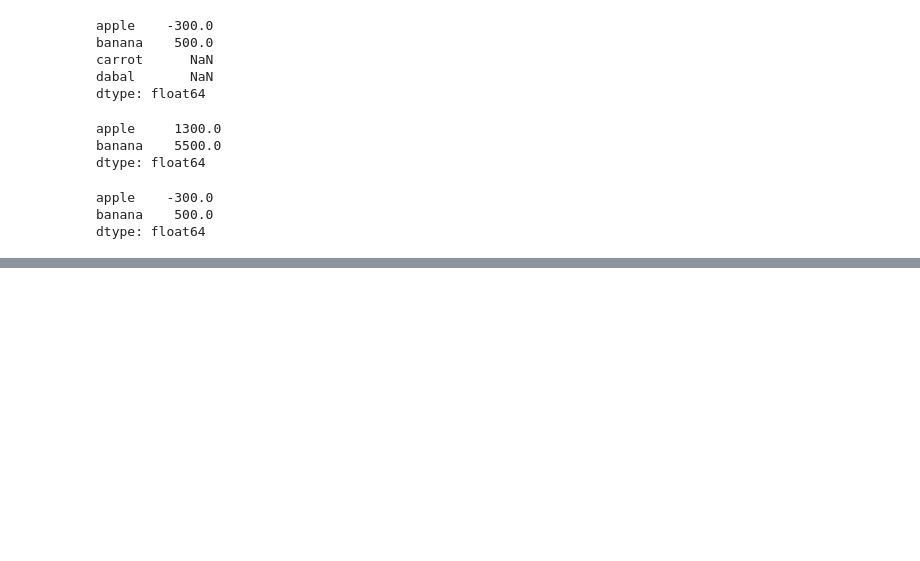
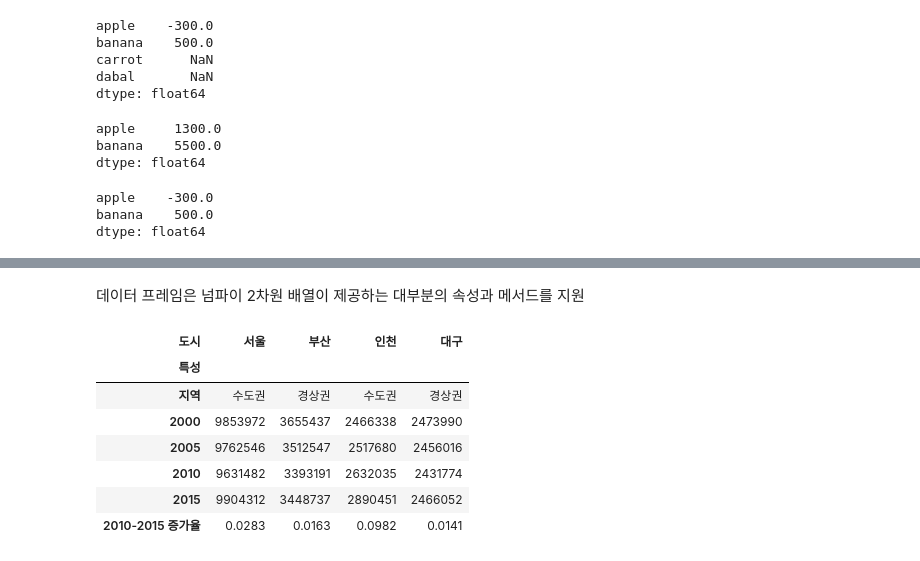
Before and after one commit to devKMC/python, a Jupyter notebook: pandas_data_analysis/pandas_class.ipynb, the cells around one changed output, grey strips where cells are left out. Cells and saved outputs as stored; diff of their text form; code cells hidden in the pictures; blank space fills up the shorter version.

```diff
--- a/pandas_data_analysis/pandas_class.ipynb
+++ b/pandas_data_analysis/pandas_class.ipynb
@@ -429,0 +499,13 @@ dtype: float64
+# %% [markdown]
+데이터 프레임은 넘파이 2차원 배열이 제공하는 대부분의 속성과 메서드를 지원
+# %%
+df.T #열과 행의 방향을 바꿔줌
+# %% [output]
+| 도시 | 서울 | 부산 | 인천 | 대구 |
+| 특성 |  |  |  |  |
+| 지역 | 수도권 | 경상권 | 수도권 | 경상권 |
+| 2000 | 9853972 | 3655437 | 2466338 | 2473990 |
+| 2005 | 9762546 | 3512547 | 2517680 | 2456016 |
+| 2010 | 9631482 | 3393191 | 2632035 | 2431774 |
+| 2015 | 9904312 | 3448737 | 2890451 | 2466052 |
+| 2010-2015 증가율 | 0.0283 | 0.0163 | 0.0982 | 0.0141 |
```
Also changed, not shown: parts of 14 cells of this notebook, 1 other file.
